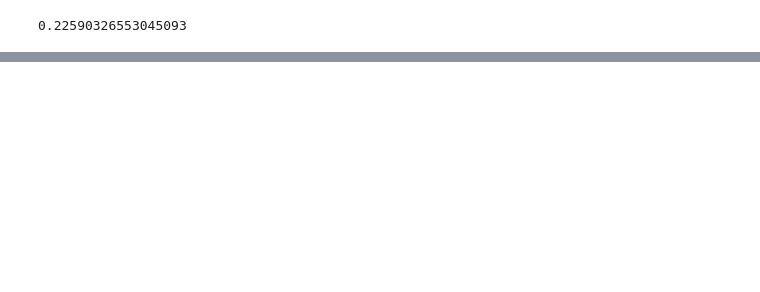
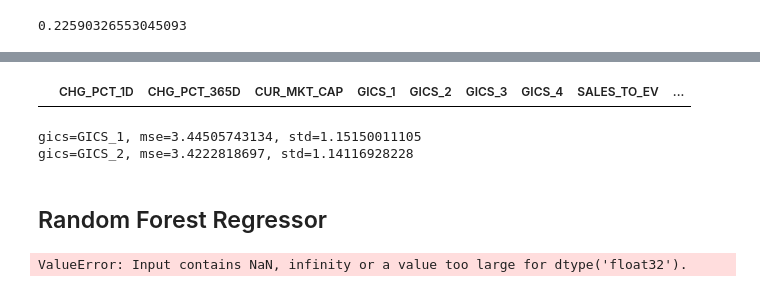
Before and after one commit to alexkudlay/my_hw_repo, a Jupyter notebook: project-final.ipynb, the cells around one changed output, grey strips where cells are left out. Saved outputs shown, nothing was run; the diff lists cells and outputs as text; code cells hidden in the pictures; blank space fills up the shorter version.

```diff
--- a/project-final.ipynb
+++ b/project-final.ipynb
@@ -558,0 +602,4 @@ results.rsquared
+# %%
+df_norm[df_norm['GICS_3']==203050.00].sample(frac=0.2)
+# %% [output]
+|  | CHG_PCT_1D | CHG_PCT_365D | CUR_MKT_CAP | GICS_1 | GICS_2 | GICS_3 | GICS_4 | SALES_TO_EV | ... |
@@ -559,5 +613,18 @@ results.rsquared
 # %%
-#for train_index, test_index in kf:
-#    wls_mod = smf.wls(formula=formula, data=df_norm.iloc[train_index], weights=weights[train_index] )
-#    res = wls_mod.fit()
-#    y_hat = wls_mod.predict(X)
+for gics in ['GICS_1','GICS_2']:
+    formula = 'CHG_PCT_1D ~ CHG_PCT_365D + LOG_CUR_MKT_CAP + LOG_SALES_TO_EV ' + '+' + ' C('+gics+')'
+    mses = []
+    for train_index, test_index in kf:
+        wls_mod = smf.wls(formula=formula, data=df_norm.iloc[train_index], weights=weights[train_index] )
+        res = wls_mod.fit()
+        y_hat = res.predict(df_norm.iloc[test_index])
+        mse = metrics.mean_squared_error(y_hat, df_norm.iloc[test_index]['CHG_PCT_1D'])
+        #r2 = metrics.r2_score(y_hat, df_norm.iloc[test_index]['CHG_PCT_1D'])
+        mses.append(mse)
+
+    print("gics={}, mse={}, std={}".format(gics, np.mean(mses), np.std(mses)))
+# %% [output]
+gics=GICS_1, mse=3.44505743134, std=1.15150011105
+gics=GICS_2, mse=3.4222818697, std=1.14116928228
+# %% [markdown]
+## Random Forest Regressor
@@ -563,0 +635,14 @@ results.rsquared
+# %%
+for gics in ['GICS_1','GICS_2']:
+    formula = 'CHG_PCT_1D ~ CHG_PCT_365D + LOG_CUR_MKT_CAP + LOG_SALES_TO_EV ' + '+' + ' C('+gics+')'
+    mses = []
+    for train_index, test_index in kf:
+        rf.fit(df_norm.iloc[train_index][cols], df_norm.iloc[train_index]['CHG_PCT_1D'])
+
+        y_hat = rf.predict(df_norm.iloc[test_index])
+        mse = metrics.mean_squared_error(y_hat, df_norm.iloc[test_index]['CHG_PCT_1D'])
+        mses.append(mse)
+
+    print("gics={}, mse={}, std={}".format(gics, np.mean(mses), np.std(mses)))
+# %% [output]
+ValueError: Input contains NaN, infinity or a value too large for dtype('float32').
```
Also changed, not shown: parts of 30 cells of this notebook.
